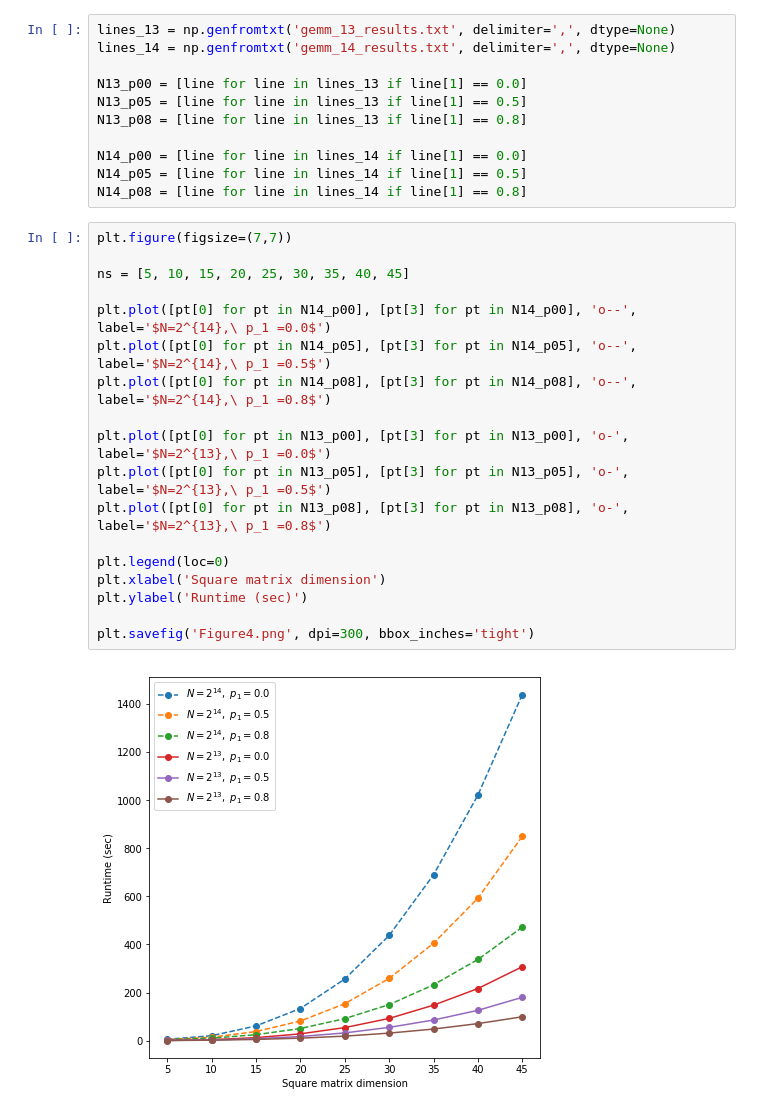
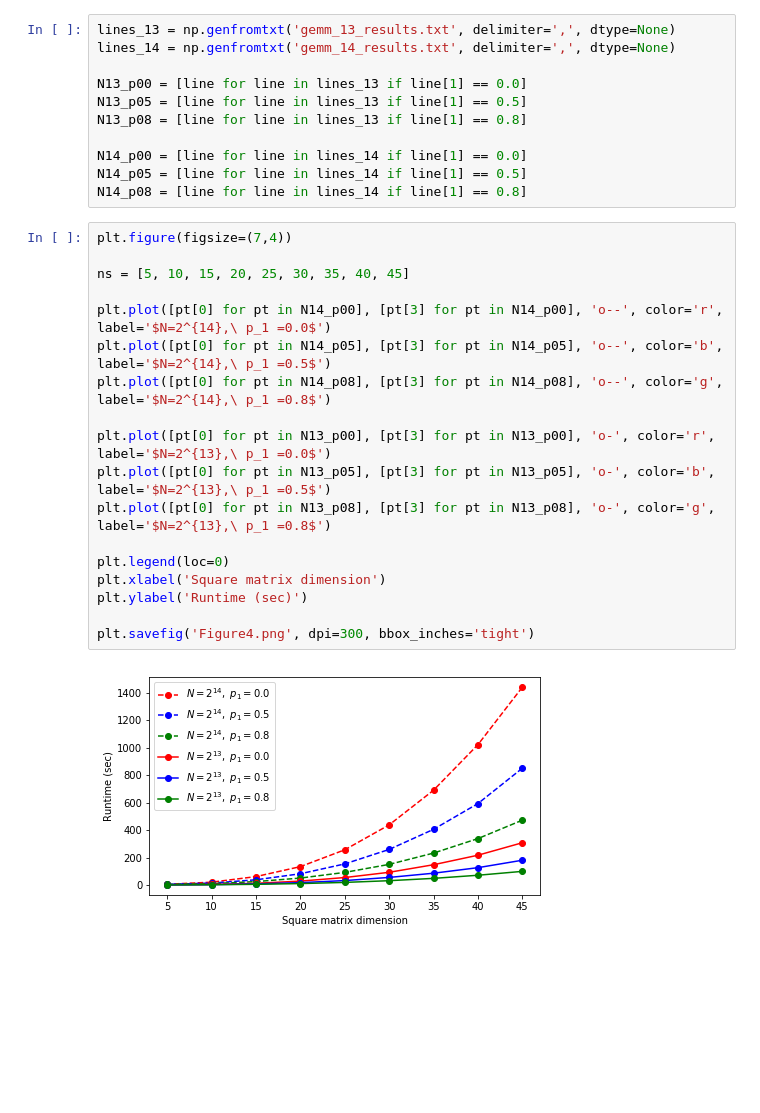
Before and after one commit to NervanaSystems/he-transformer, a Jupyter notebook: experiments/GEMM/GEMM_Results.ipynb, the cells around one changed output. Cells and saved outputs as stored; diff of their text form; blank space fills up the shorter version.

```diff
--- a/experiments/GEMM/GEMM_Results.ipynb
+++ b/experiments/GEMM/GEMM_Results.ipynb
@@ -13,22 +13,22 @@ N14_p00 = [line for line in lines_14 if line[1] == 0.0]
 N14_p05 = [line for line in lines_14 if line[1] == 0.5]
 N14_p08 = [line for line in lines_14 if line[1] == 0.8]
 # %%
-plt.figure(figsize=(7,7))
+plt.figure(figsize=(7,4))
 
 ns = [5, 10, 15, 20, 25, 30, 35, 40, 45]
 
-plt.plot([pt[0] for pt in N14_p00], [pt[3] for pt in N14_p00], 'o--', label='$N=2^{14},\ p_1 =0.0$')
-plt.plot([pt[0] for pt in N14_p05], [pt[3] for pt in N14_p05], 'o--', label='$N=2^{14},\ p_1 =0.5$')
-plt.plot([pt[0] for pt in N14_p08], [pt[3] for pt in N14_p08], 'o--', label='$N=2^{14},\ p_1 =0.8$')
+plt.plot([pt[0] for pt in N14_p00], [pt[3] for pt in N14_p00], 'o--', color='r', label='$N=2^{14},\ p_1 =0.0$')
+plt.plot([pt[0] for pt in N14_p05], [pt[3] for pt in N14_p05], 'o--', color='b', label='$N=2^{14},\ p_1 =0.5$')
+plt.plot([pt[0] for pt in N14_p08], [pt[3] for pt in N14_p08], 'o--', color='g', label='$N=2^{14},\ p_1 =0.8$')
 
-plt.plot([pt[0] for pt in N13_p00], [pt[3] for pt in N13_p00], 'o-', label='$N=2^{13},\ p_1 =0.0$')
-plt.plot([pt[0] for pt in N13_p05], [pt[3] for pt in N13_p05], 'o-', label='$N=2^{13},\ p_1 =0.5$')
-plt.plot([pt[0] for pt in N13_p08], [pt[3] for pt in N13_p08], 'o-', label='$N=2^{13},\ p_1 =0.8$')
+plt.plot([pt[0] for pt in N13_p00], [pt[3] for pt in N13_p00], 'o-', color='r', label='$N=2^{13},\ p_1 =0.0$')
+plt.plot([pt[0] for pt in N13_p05], [pt[3] for pt in N13_p05], 'o-', color='b', label='$N=2^{13},\ p_1 =0.5$')
+plt.plot([pt[0] for pt in N13_p08], [pt[3] for pt in N13_p08], 'o-', color='g', label='$N=2^{13},\ p_1 =0.8$')
 
 plt.legend(loc=0)
 plt.xlabel('Square matrix dimension')
 plt.ylabel('Runtime (sec)')
 
 plt.savefig('Figure4.png', dpi=300, bbox_inches='tight')
 # %% [output]
-[figure, old version]
+[figure, new version]
```
Also changed, not shown: 16 other files.
